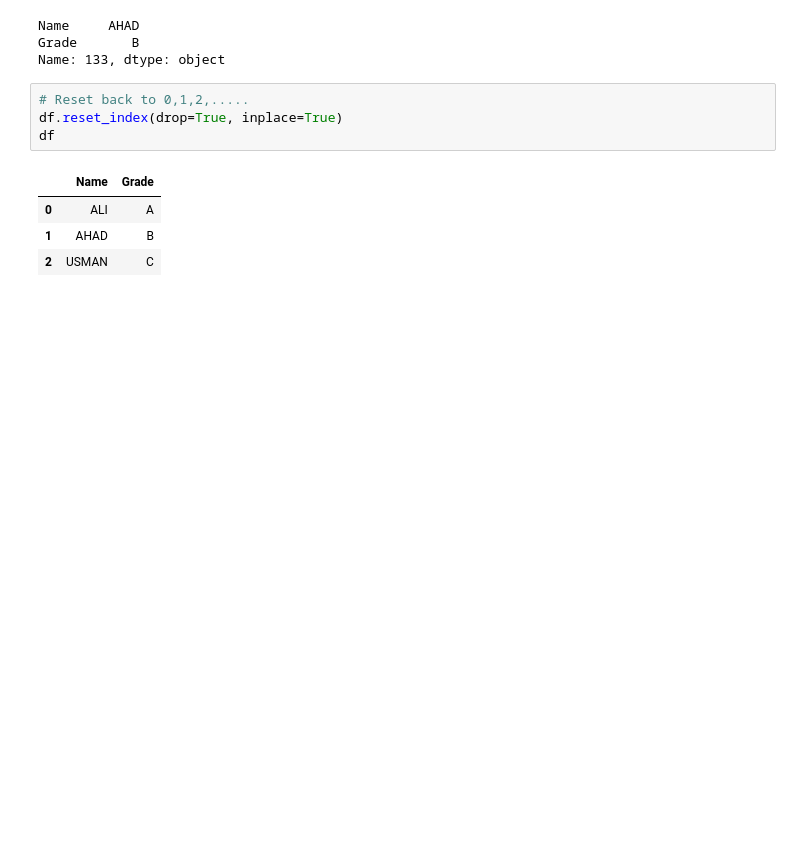
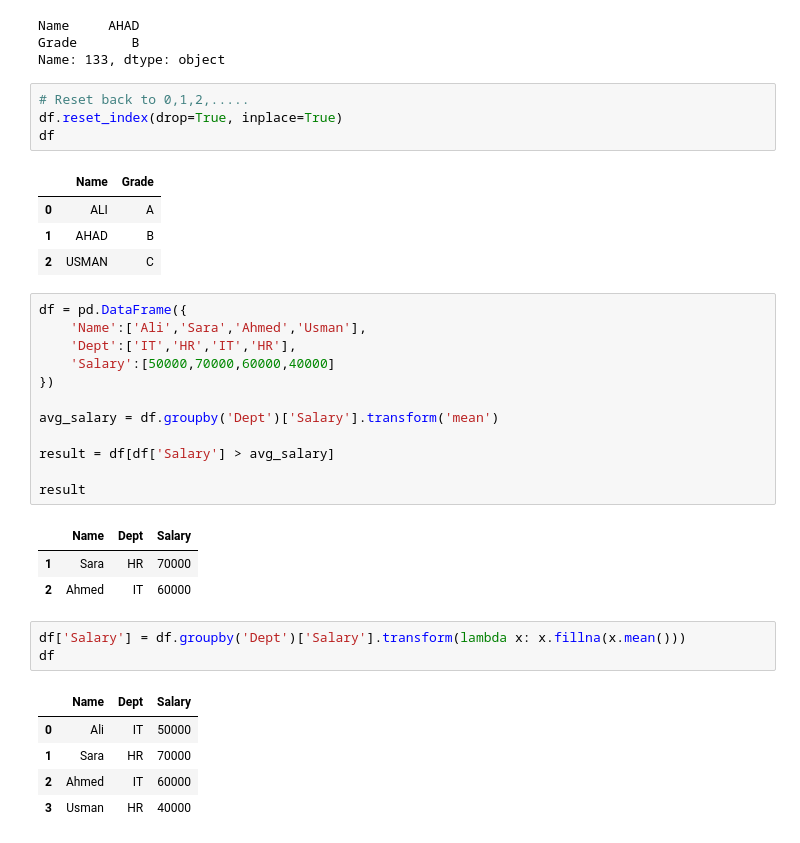
Before and after one commit to umer1730/Semester-2, a Jupyter notebook: Sem 3/Pandas/Dataframe_sel_index.ipynb, the cells around one changed output. Cells and saved outputs as stored; diff of their text form; blank space fills up the shorter version.

Commit message:
create dataframe and replcae missing values with average age

```diff
--- a/Sem 3/Pandas/Dataframe_sel_index.ipynb
+++ b/Sem 3/Pandas/Dataframe_sel_index.ipynb
@@ -473,3 +473,28 @@ df
 | 0 | ALI | A |
 | 1 | AHAD | B |
 | 2 | USMAN | C |
+# %%
+df = pd.DataFrame({
+    'Name':['Ali','Sara','Ahmed','Usman'],
+    'Dept':['IT','HR','IT','HR'],
+    'Salary':[50000,70000,60000,40000]
+})
+
+avg_salary = df.groupby('Dept')['Salary'].transform('mean')
+
+result = df[df['Salary'] > avg_salary]
+
+result
+# %% [output]
+|  | Name | Dept | Salary |
+| 1 | Sara | HR | 70000 |
+| 2 | Ahmed | IT | 60000 |
+# %%
+df['Salary'] = df.groupby('Dept')['Salary'].transform(lambda x: x.fillna(x.mean()))
+df
+# %% [output]
+|  | Name | Dept | Salary |
+| 0 | Ali | IT | 50000 |
+| 1 | Sara | HR | 70000 |
+| 2 | Ahmed | IT | 60000 |
+| 3 | Usman | HR | 40000 |
```
Also changed, not shown: parts of 1 cell of this notebook.
